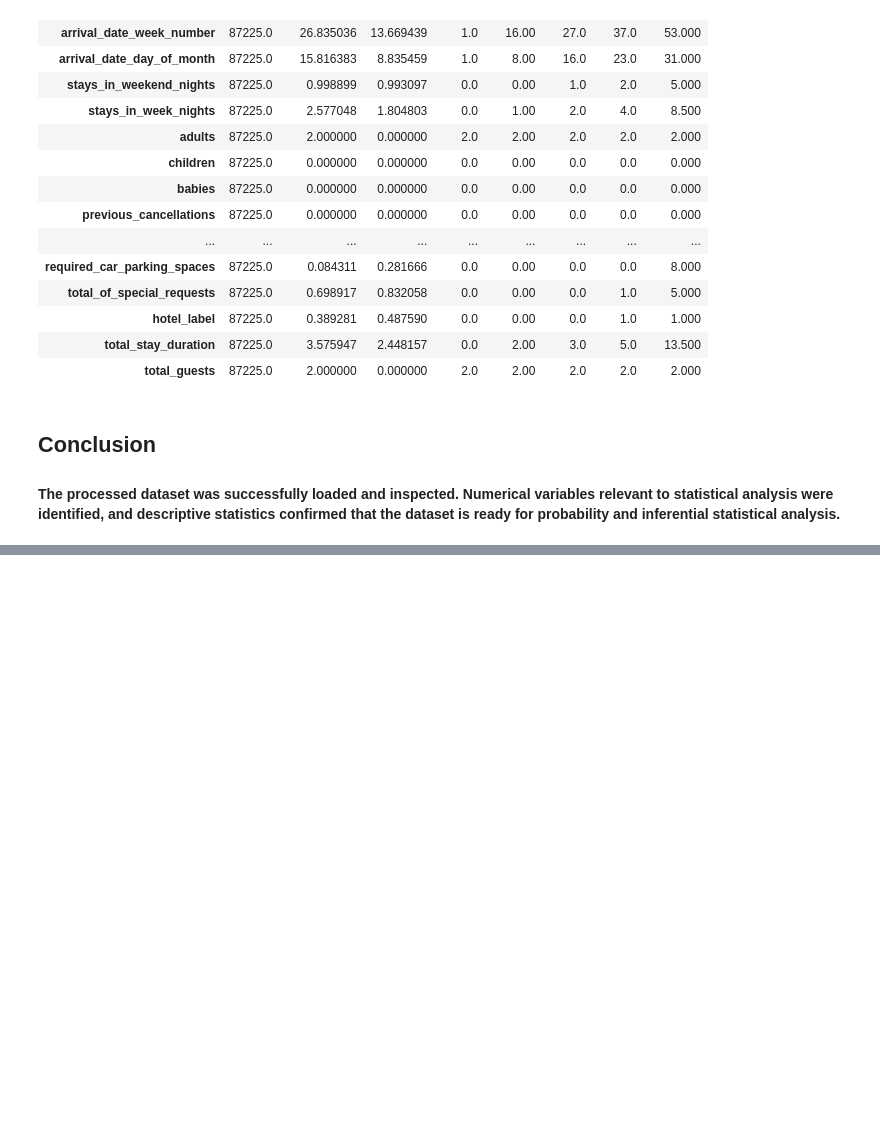
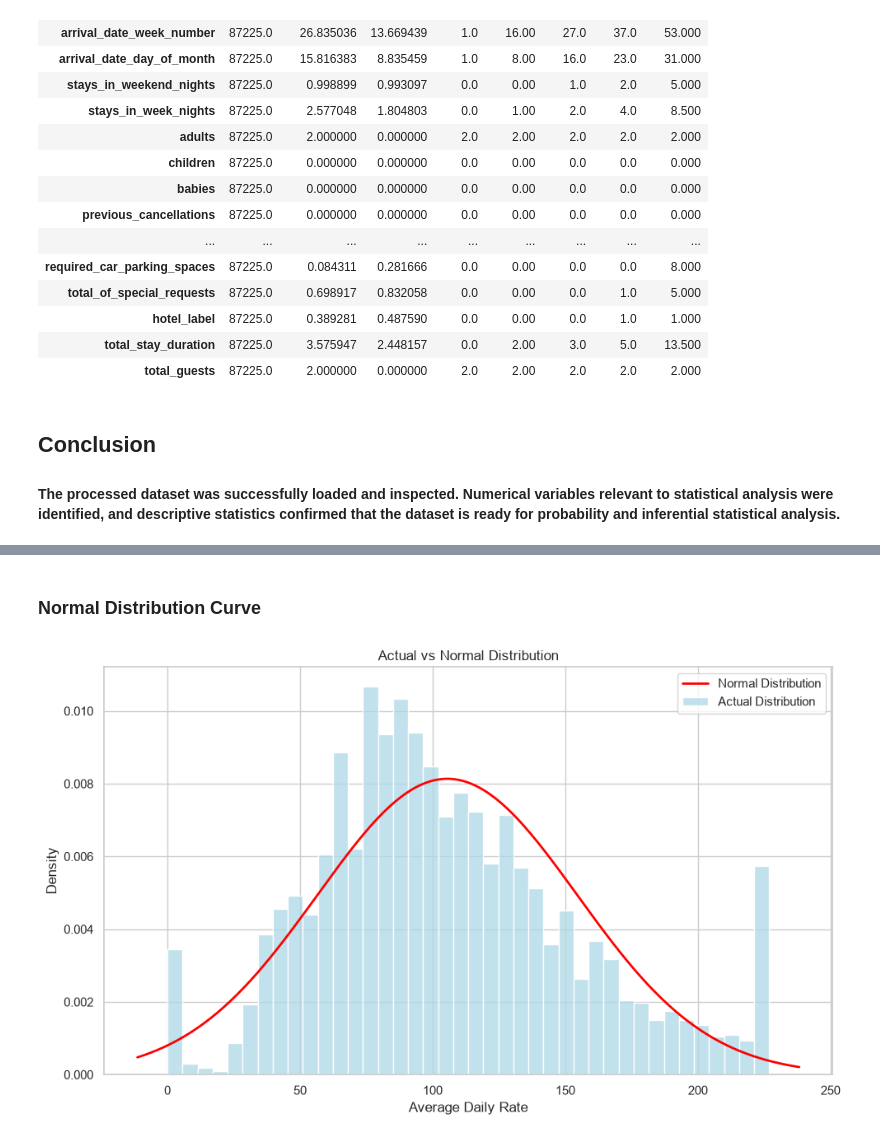
Before and after one commit to Logesh-M0324/Weekend_Task, a Jupyter notebook: Hotel_Booking_Demand/notebooks/03_probability_inferential_statistics.ipynb, the cells around one changed output, grey strips where cells are left out. Saved outputs shown, nothing was run; the diff lists cells and outputs as text; code cells hidden in the pictures; blank space fills up the shorter version.

```diff
--- a/Hotel_Booking_Demand/notebooks/03_probability_inferential_statistics.ipynb
+++ b/Hotel_Booking_Demand/notebooks/03_probability_inferential_statistics.ipynb
@@ -124,0 +209,49 @@ df[numerical_columns].describe().T
+# %% [markdown]
+### Normal Distribution Curve
+# %%
+plt.figure(figsize=(10,6))
+
+sns.histplot(
+    adr,
+    bins=40,
+    stat="density",
+    color="lightblue",
+    label="Actual Distribution"
+)
+
+xmin, xmax = plt.xlim()
+
+x = np.linspace(xmin, xmax, 300)
+
+y = norm.pdf(
+    x,
+    mean_adr,
+    std_adr
+)
+
+plt.plot(
+    x,
+    y,
+    color="red",
+    linewidth=2,
+    label="Normal Distribution"
+)
+
+plt.title("Actual vs Normal Distribution")
+
+plt.xlabel("Average Daily Rate")
+
+plt.ylabel("Density")
+
+plt.legend()
+
+plt.tight_layout()
+
+plt.savefig(
+    "../figures/phase_03/adr_normal_distribution.png",
+    dpi=300
+)
+
+plt.show()
+# %% [output]
+[figure, added]
```
Also changed, not shown: parts of 84 cells of this notebook, 14 other files.
